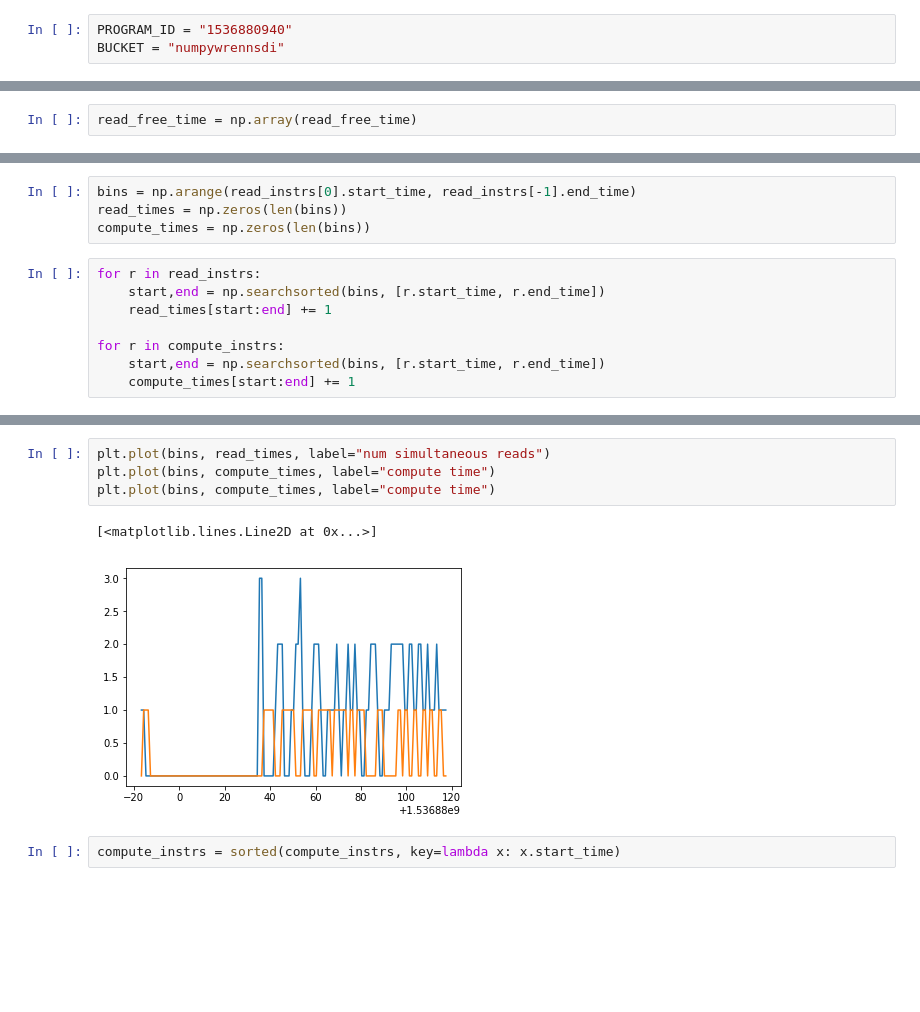
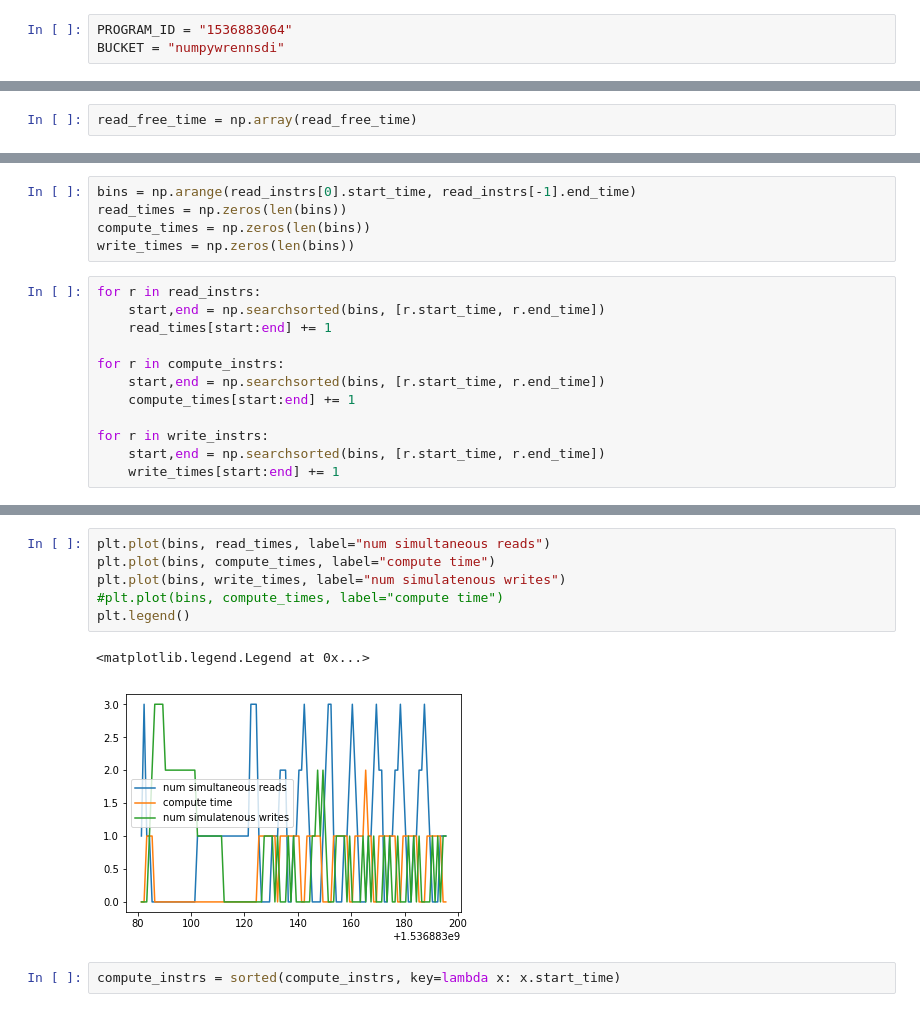
Before and after one commit to Vaishaal/numpywren, a Jupyter notebook: experiments/perf_debug.ipynb, the cells around one changed output, grey strips where cells are left out. Drawn from its saved outputs; the diff is of its cells as text; blank space fills up the shorter version.

```diff
--- a/experiments/perf_debug.ipynb
+++ b/experiments/perf_debug.ipynb
@@ -9,7 +9,7 @@ import seaborn as sns
 import numpywren.lambdapack as lp
 from collections import defaultdict
 # %%
-PROGRAM_ID = "1536880940"
+PROGRAM_ID = "1536883064"
 BUCKET = "numpywrennsdi"
 # %%
 s3_client = boto3.client("s3")
@@ -292,6 +347,7 @@ np.mean(read_free_time[read_free_time < 8])
 bins = np.arange(read_instrs[0].start_time, read_instrs[-1].end_time)
 read_times = np.zeros(len(bins))
 compute_times = np.zeros(len(bins))
+write_times = np.zeros(len(bins))
 # %%
 for r in read_instrs:
     start,end = np.searchsorted(bins, [r.start_time, r.end_time])
@@ -300,6 +356,10 @@ for r in read_instrs:
 for r in compute_instrs:
     start,end = np.searchsorted(bins, [r.start_time, r.end_time])
     compute_times[start:end] += 1
+
+for r in write_instrs:
+    start,end = np.searchsorted(bins, [r.start_time, r.end_time])
+    write_times[start:end] += 1
 # %%
 %pylab inline
 # %% [output]
@@ -309,10 +367,12 @@ Populating the interactive namespace from numpy and matplotlib
 # %%
 plt.plot(bins, read_times, label="num simultaneous reads")
 plt.plot(bins, compute_times, label="compute time")
-plt.plot(bins, compute_times, label="compute time")
+plt.plot(bins, write_times, label="num simulatenous writes")
+#plt.plot(bins, compute_times, label="compute time")
+plt.legend()
 # %% [output]
-[<matplotlib.lines.Line2D at 0x...>]
+<matplotlib.legend.Legend at 0x...>
-[figure, old version]
+[figure, new version]
 # %%
 compute_instrs = sorted(compute_instrs, key=lambda x: x.start_time)
 # %%
```
Also changed, not shown: parts of 9 cells of this notebook, 2 other files.
